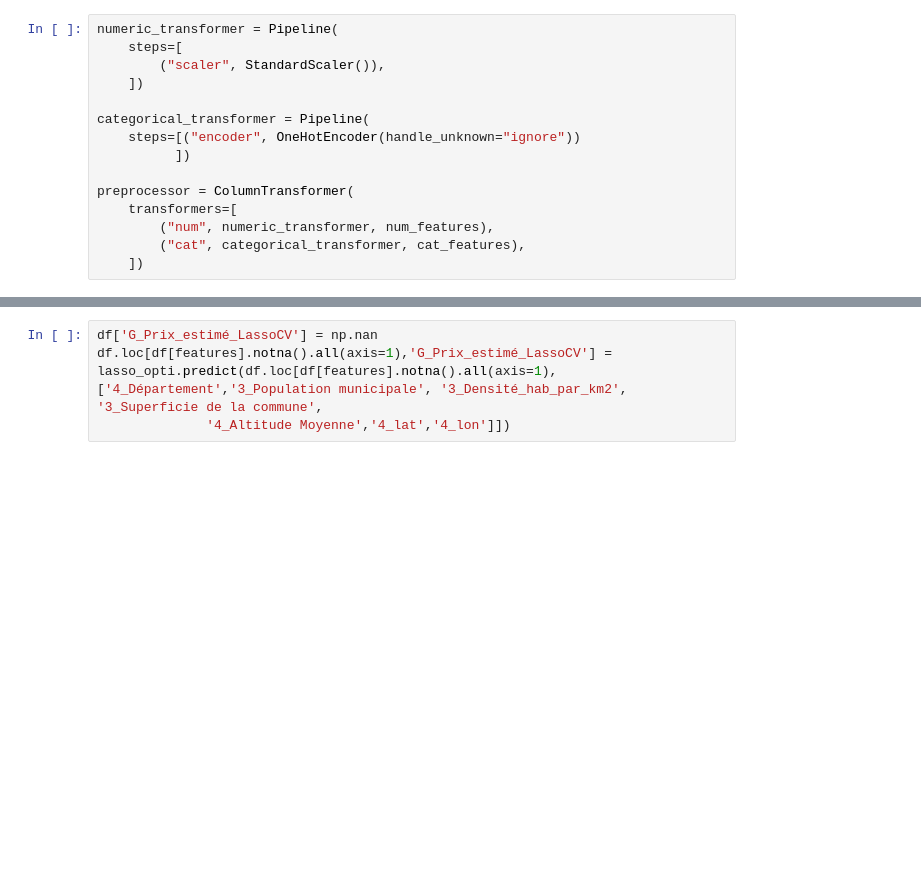
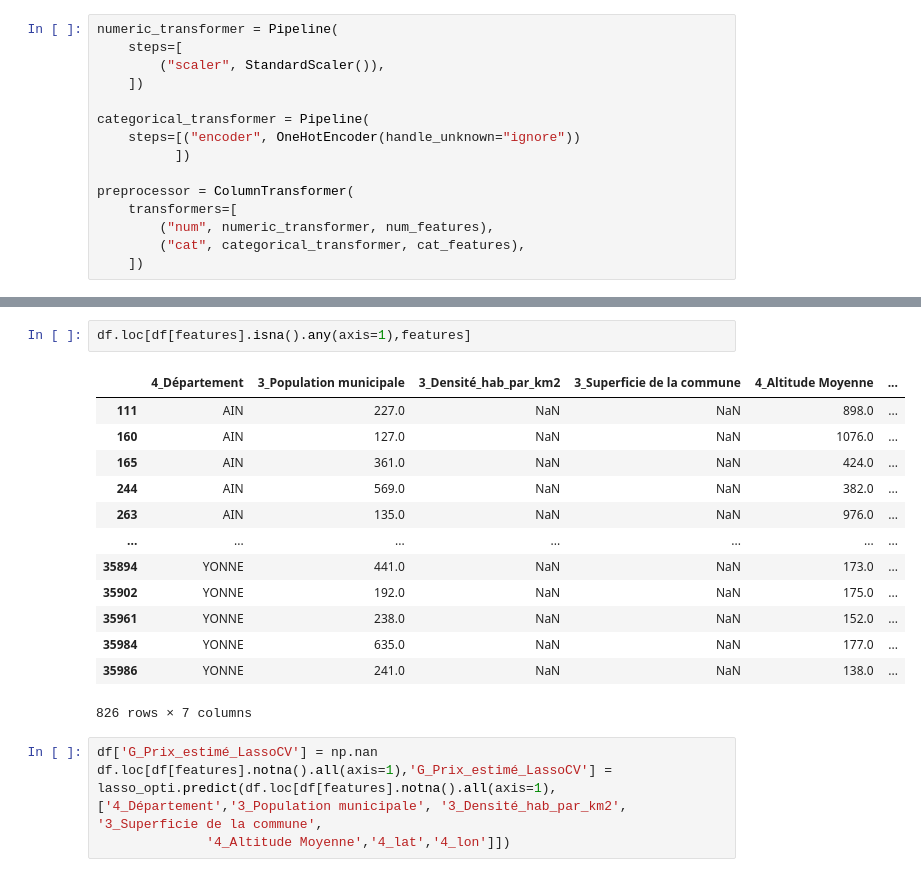
Before and after one commit to FilRougeMobilite/Mobilite, a Jupyter notebook: Analyse_tables_traitees.ipynb, the cells around one changed output, grey strips where cells are left out. Drawn from its saved outputs; the diff is of its cells as text; blank space fills up the shorter version.

```diff
--- a/Analyse_tables_traitees.ipynb
+++ b/Analyse_tables_traitees.ipynb
@@ -942,3 +1025,19 @@ r2 0.4241208588056924
+# %%
+df.loc[df[features].isna().any(axis=1),features]
+# %% [output]
+|  | 4_Département | 3_Population municipale | 3_Densité_hab_par_km2 | 3_Superficie de la commune | 4_Altitude Moyenne | ... |
+| 111 | AIN | 227.0 | NaN | NaN | 898.0 | ... |
+| 160 | AIN | 127.0 | NaN | NaN | 1076.0 | ... |
+| 165 | AIN | 361.0 | NaN | NaN | 424.0 | ... |
+| 244 | AIN | 569.0 | NaN | NaN | 382.0 | ... |
+| 263 | AIN | 135.0 | NaN | NaN | 976.0 | ... |
+| ... | ... | ... | ... | ... | ... | ... |
+| 35894 | YONNE | 441.0 | NaN | NaN | 173.0 | ... |
+| 35902 | YONNE | 192.0 | NaN | NaN | 175.0 | ... |
+| 35961 | YONNE | 238.0 | NaN | NaN | 152.0 | ... |
+| 35984 | YONNE | 635.0 | NaN | NaN | 177.0 | ... |
+| 35986 | YONNE | 241.0 | NaN | NaN | 138.0 | ... |
+826 rows × 7 columns
 # %%
 df['G_Prix_estimé_LassoCV'] = np.nan
 df.loc[df[features].notna().all(axis=1),'G_Prix_estimé_LassoCV'] = lasso_opti.predict(df.loc[df[features].notna().all(axis=1),['4_Département','3_Population municipale', '3_Densité_hab_par_km2', '3_Superficie de la commune',
```
Also changed, not shown: parts of 22 cells of this notebook.
